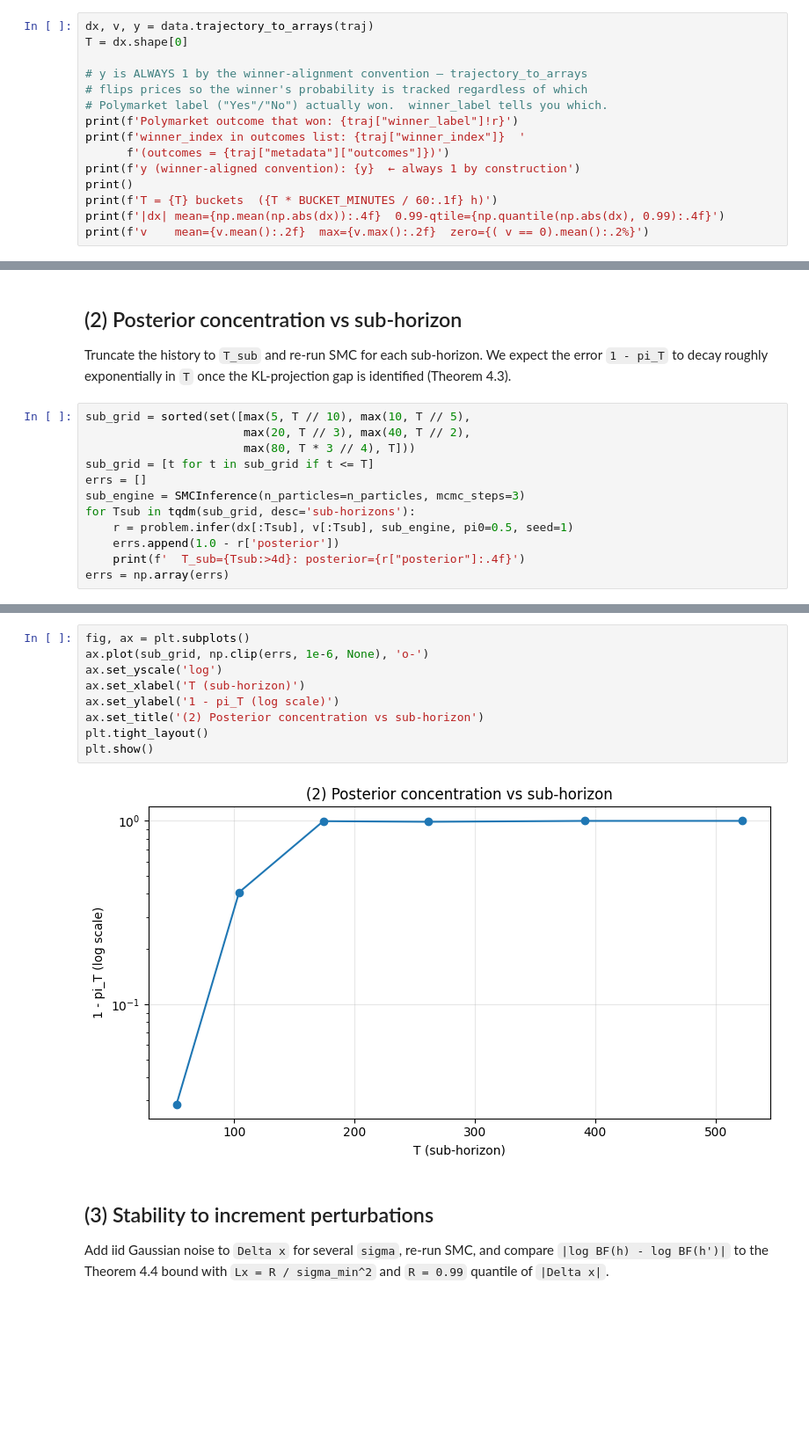
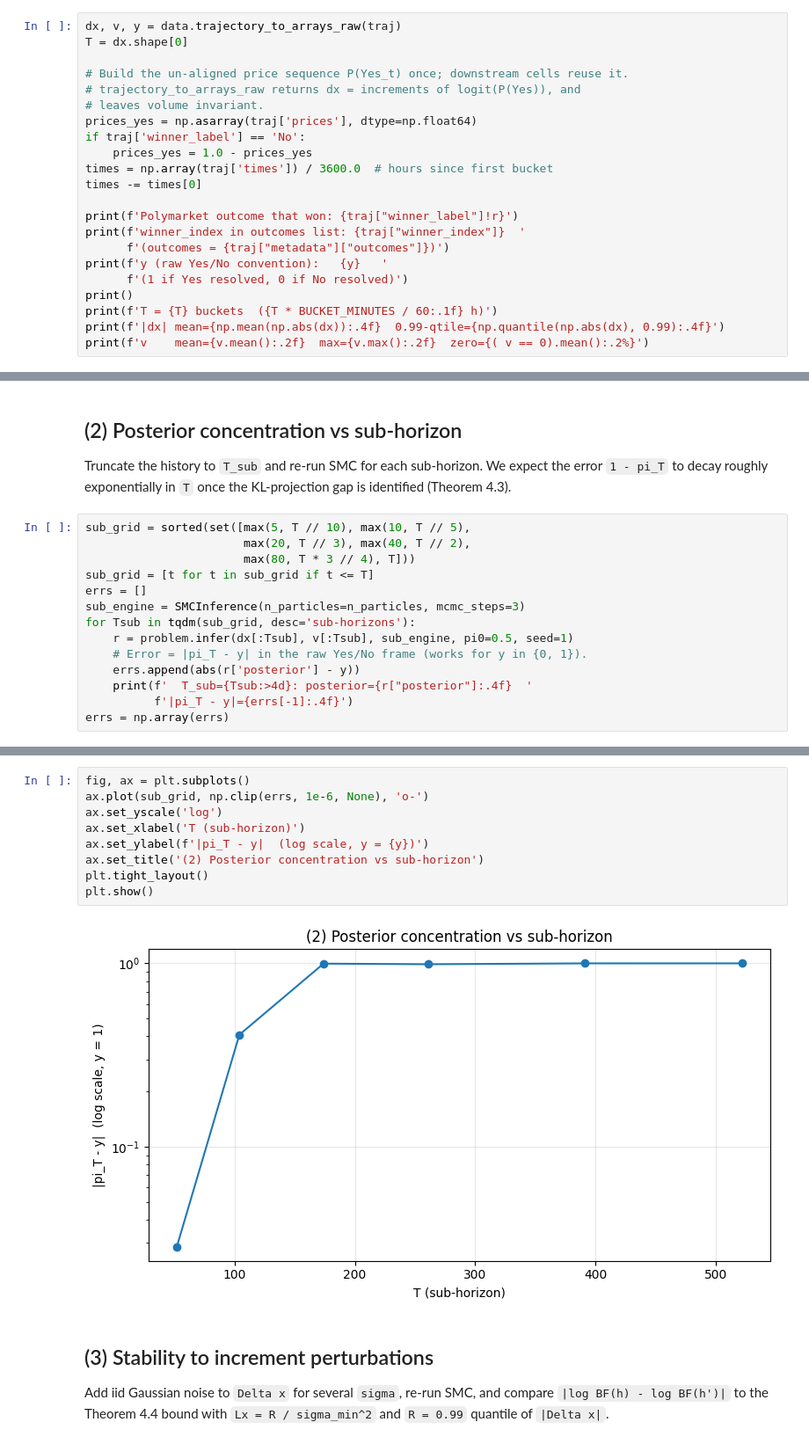
Before and after one commit to natejly/PML-Final, a Jupyter notebook: notebooks/02_single_market_deepdive.ipynb, the cells around one changed output, grey strips where cells are left out. Shown at 88% size. Saved outputs shown, nothing was run; the diff lists cells and outputs as text; blank space fills up the shorter version.

```diff
--- a/notebooks/02_single_market_deepdive.ipynb
+++ b/notebooks/02_single_market_deepdive.ipynb
@@ -107,14 +112,21 @@ winner_label: 'Yes'  (y=1 always — prices flipped to track the winner)
 # %%
-dx, v, y = data.trajectory_to_arrays(traj)
+dx, v, y = data.trajectory_to_arrays_raw(traj)
 T = dx.shape[0]
 
-# y is ALWAYS 1 by the winner-alignment convention — trajectory_to_arrays
-# flips prices so the winner's probability is tracked regardless of which
-# Polymarket label ("Yes"/"No") actually won.  winner_label tells you which.
+# Build the un-aligned price sequence P(Yes_t) once; downstream cells reuse it.
+# trajectory_to_arrays_raw returns dx = increments of logit(P(Yes)), and
+# leaves volume invariant.
+prices_yes = np.asarray(traj['prices'], dtype=np.float64)
+if traj['winner_label'] == 'No':
+    prices_yes = 1.0 - prices_yes
+times = np.array(traj['times']) / 3600.0  # hours since first bucket
+times -= times[0]
+
 print(f'Polymarket outcome that won: {traj["winner_label"]!r}')
 print(f'winner_index in outcomes list: {traj["winner_index"]}  '
       f'(outcomes = {traj["metadata"]["outcomes"]})')
-print(f'y (winner-aligned convention): {y}  ← always 1 by construction')
+print(f'y (raw Yes/No convention):   {y}   '
+      f'(1 if Yes resolved, 0 if No resolved)')
 print()
 print(f'T = {T} buckets  ({T * BUCKET_MINUTES / 60:.1f} h)')
 print(f'|dx| mean={np.mean(np.abs(dx)):.4f}  0.99-qtile={np.quantile(np.abs(dx), 0.99):.4f}')
@@ -466,7 +484,9 @@ errs = []
 sub_engine = SMCInference(n_particles=n_particles, mcmc_steps=3)
 for Tsub in tqdm(sub_grid, desc='sub-horizons'):
     r = problem.infer(dx[:Tsub], v[:Tsub], sub_engine, pi0=0.5, seed=1)
-    errs.append(1.0 - r['posterior'])
-    print(f'  T_sub={Tsub:>4d}: posterior={r["posterior"]:.4f}')
+    # Error = |pi_T - y| in the raw Yes/No frame (works for y in {0, 1}).
+    errs.append(abs(r['posterior'] - y))
+    print(f'  T_sub={Tsub:>4d}: posterior={r["posterior"]:.4f}  '
+          f'|pi_T - y|={errs[-1]:.4f}')
 errs = np.array(errs)
 # %% [output]
@@ -479,14 +499,14 @@ errs = np.array(errs)
 # %%
 fig, ax = plt.subplots()
 ax.plot(sub_grid, np.clip(errs, 1e-6, None), 'o-')
 ax.set_yscale('log')
 ax.set_xlabel('T (sub-horizon)')
-ax.set_ylabel('1 - pi_T (log scale)')
+ax.set_ylabel(f'|pi_T - y|  (log scale, y = {y})')
 ax.set_title('(2) Posterior concentration vs sub-horizon')
 plt.tight_layout()
 plt.show()
 # %% [output]
-[figure, old version]
+[figure, new version]
 # %% [markdown]
 ## (3) Stability to increment perturbations
 
```
Also changed, not shown: parts of 17 cells of this notebook.
